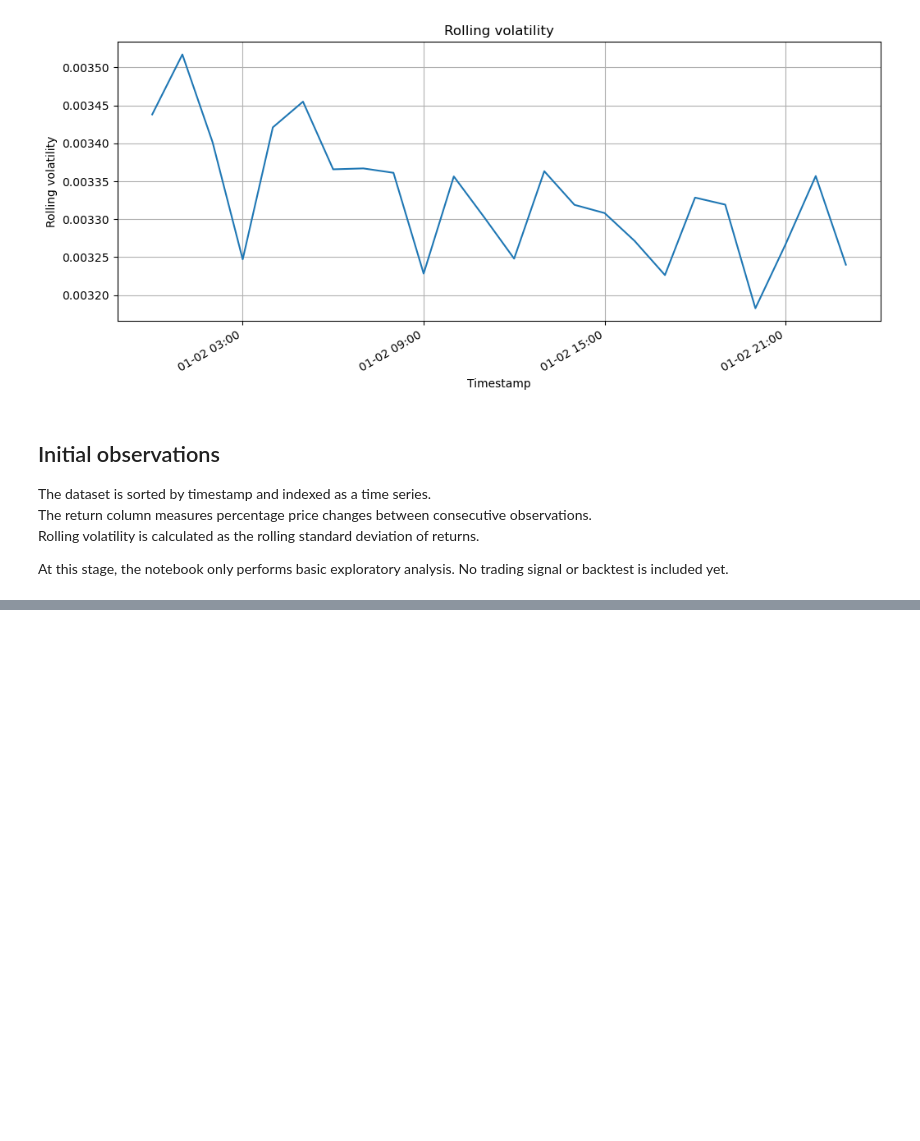
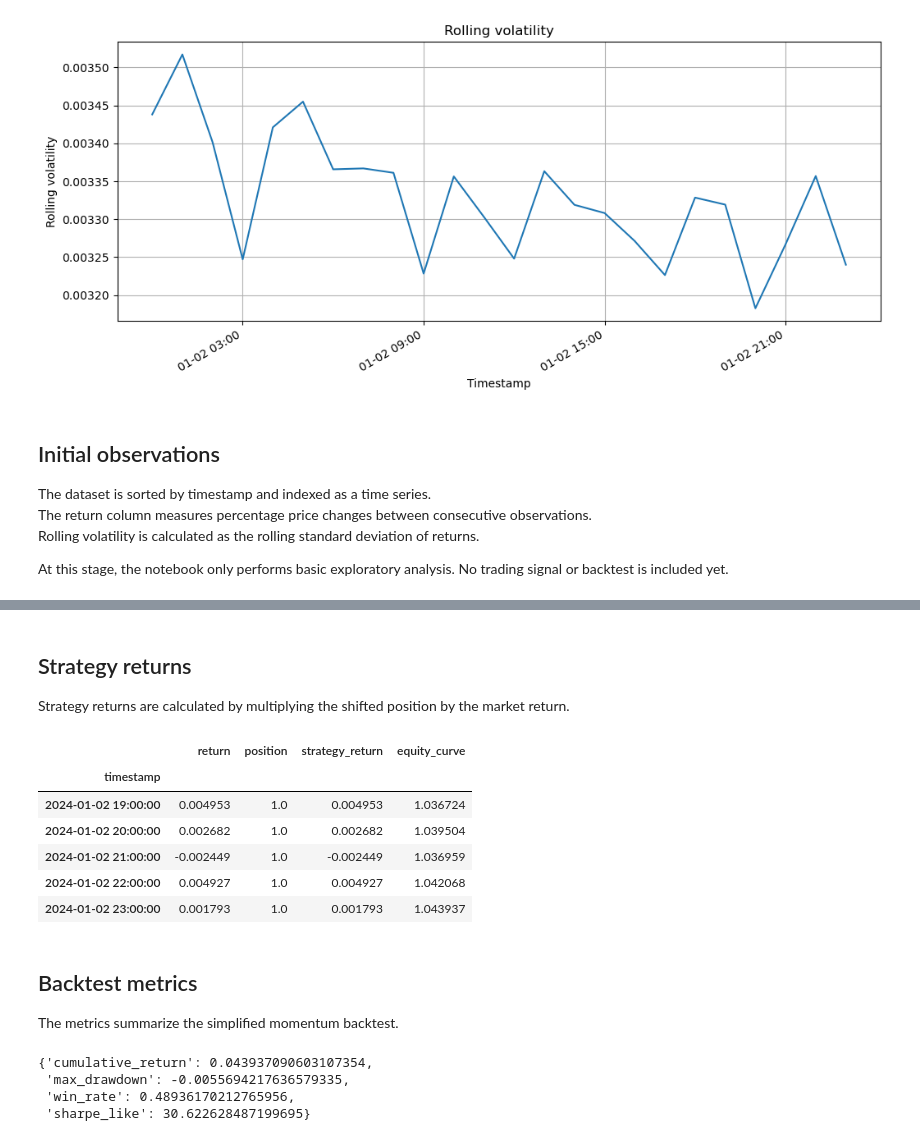
Before and after one commit to Piotr-Gala/market-signal-lab, a Jupyter notebook: notebooks/market_signal_analysis.ipynb, the cells around one changed output, grey strips where cells are left out. Saved outputs shown, nothing was run; the diff lists cells and outputs as text; code cells hidden in the pictures; blank space fills up the shorter version.

```diff
--- a/notebooks/market_signal_analysis.ipynb
+++ b/notebooks/market_signal_analysis.ipynb
@@ -116,0 +160,38 @@ At this stage, the notebook only performs basic exploratory analysis. No trading
+# %% [markdown]
+## Strategy returns
+
+Strategy returns are calculated by multiplying the shifted position by the market return.
+# %%
+df["strategy_return"] = df["position"] * df["return"]
+df["equity_curve"] = (1 + df["strategy_return"].fillna(0)).cumprod()
+
+df[["return", "position", "strategy_return", "equity_curve"]].tail()
+# %% [output]
+|  | return | position | strategy_return | equity_curve |
+| timestamp |  |  |  |  |
+| 2024-01-02 19:00:00 | 0.004953 | 1.0 | 0.004953 | 1.036724 |
+| 2024-01-02 20:00:00 | 0.002682 | 1.0 | 0.002682 | 1.039504 |
+| 2024-01-02 21:00:00 | -0.002449 | 1.0 | -0.002449 | 1.036959 |
+| 2024-01-02 22:00:00 | 0.004927 | 1.0 | 0.004927 | 1.042068 |
+| 2024-01-02 23:00:00 | 0.001793 | 1.0 | 0.001793 | 1.043937 |
+# %% [markdown]
+## Backtest metrics
+
+The metrics summarize the simplified momentum backtest.
+# %%
+metrics = {
+    "cumulative_return": df["equity_curve"].iloc[-1] - 1,
+    "max_drawdown": calculate_max_drawdown(df["equity_curve"]),
+    "win_rate": calculate_win_rate(df["strategy_return"]),
+    "sharpe_like": calculate_sharpe_like(
+        df["strategy_return"],
+        periods_per_year=24 * 365,
+    ),
+}
+
+metrics
+# %% [output]
+{'cumulative_return': 0.043937090603107354,
+ 'max_drawdown': -0.0055694217636579335,
+ 'win_rate': 0.48936170212765956,
+ 'sharpe_like': 30.622628487199695}
```
Also changed, not shown: parts of 12 cells of this notebook.
